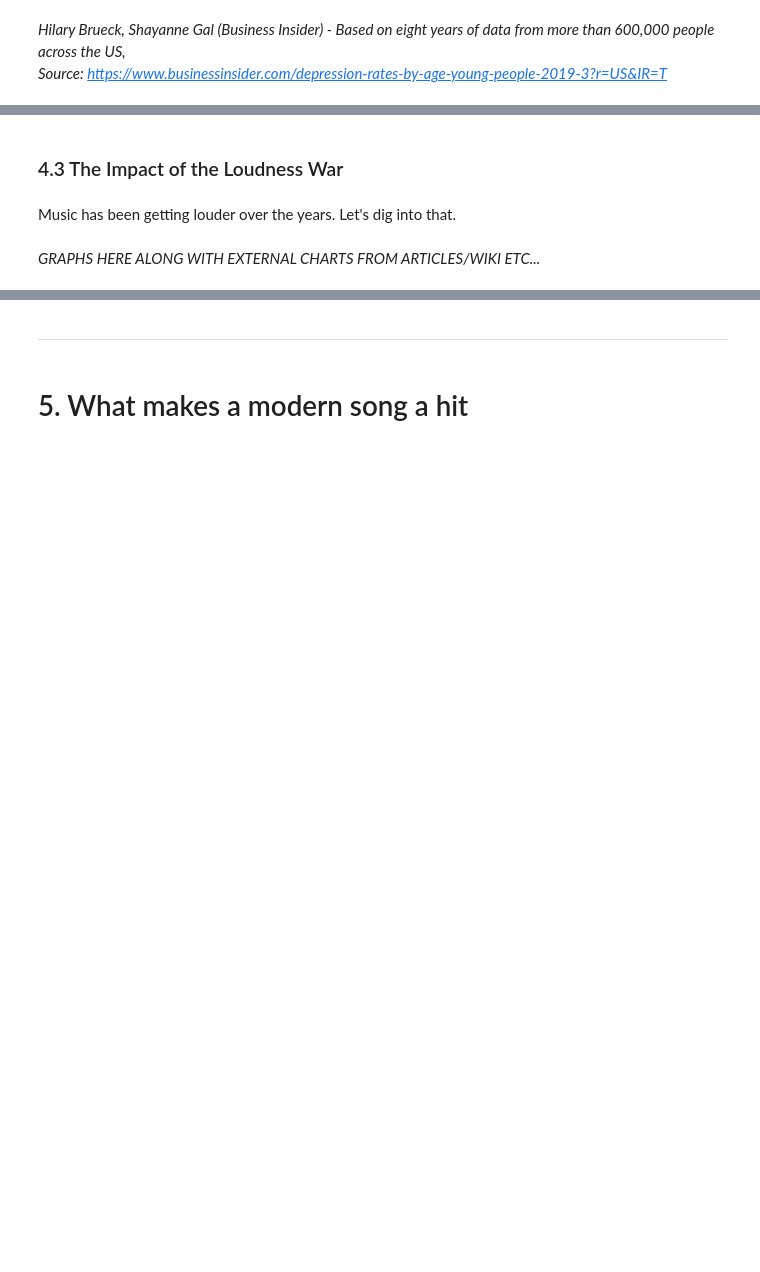
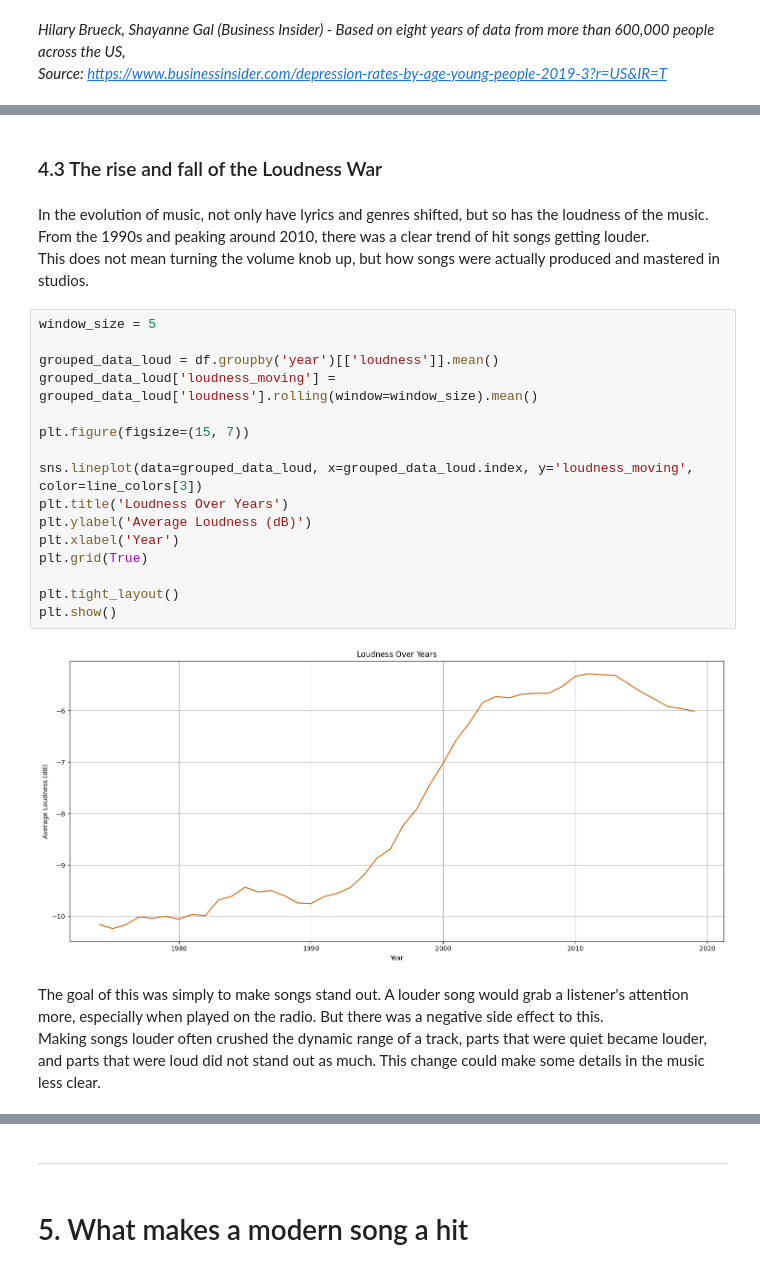
Before and after one commit to joelbit33/hit-songs-analysis, a Jupyter notebook: analysis/analysis.ipynb, the cells around one changed output, grey strips where cells are left out. Drawn from its saved outputs; the diff is of its cells as text; blank space fills up the shorter version.

```diff
--- a/analysis/analysis.ipynb
+++ b/analysis/analysis.ipynb
@@ -411,6 +577,25 @@ Before the 90s, explicit content in songs was uncommon. The rise after the 90s c
 # %% [markdown]
-### 4.3 The Impact of the Loudness War
+### 4.3 The rise and fall of the Loudness War
 # %% [markdown]
-Music has been getting louder over the years. Let's dig into that.
+In the evolution of music, not only have lyrics and genres shifted, but so has the loudness of the music. From the 1990s and peaking around 2010, there was a clear trend of hit songs getting louder.<br> This does not mean turning the volume knob up, but how songs were actually produced and mastered in studios.
+# %%
+window_size = 5
+
+grouped_data_loud = df.groupby('year')[['loudness']].mean()
+grouped_data_loud['loudness_moving'] = grouped_data_loud['loudness'].rolling(window=window_size).mean()
+
+plt.figure(figsize=(15, 7))
+
+sns.lineplot(data=grouped_data_loud, x=grouped_data_loud.index, y='loudness_moving', color=line_colors[3])
+plt.title('Loudness Over Years')
+plt.ylabel('Average Loudness (dB)')
+plt.xlabel('Year')
+plt.grid(True)
+
+plt.tight_layout()
+plt.show()
+# %% [output]
+[figure, added]
 # %% [markdown]
-*GRAPHS HERE ALONG WITH EXTERNAL CHARTS FROM ARTICLES/WIKI ETC...*
+The goal of this was simply to make songs stand out. A louder song would grab a listener's attention more, especially when played on the radio. But there was a negative side effect to this.<br>
+Making songs louder often crushed the dynamic range of a track, parts that were quiet became louder, and parts that were loud did not stand out as much. This change could make some details in the music less clear.
```
Also changed, not shown: parts of 26 cells of this notebook, 2 other files.
